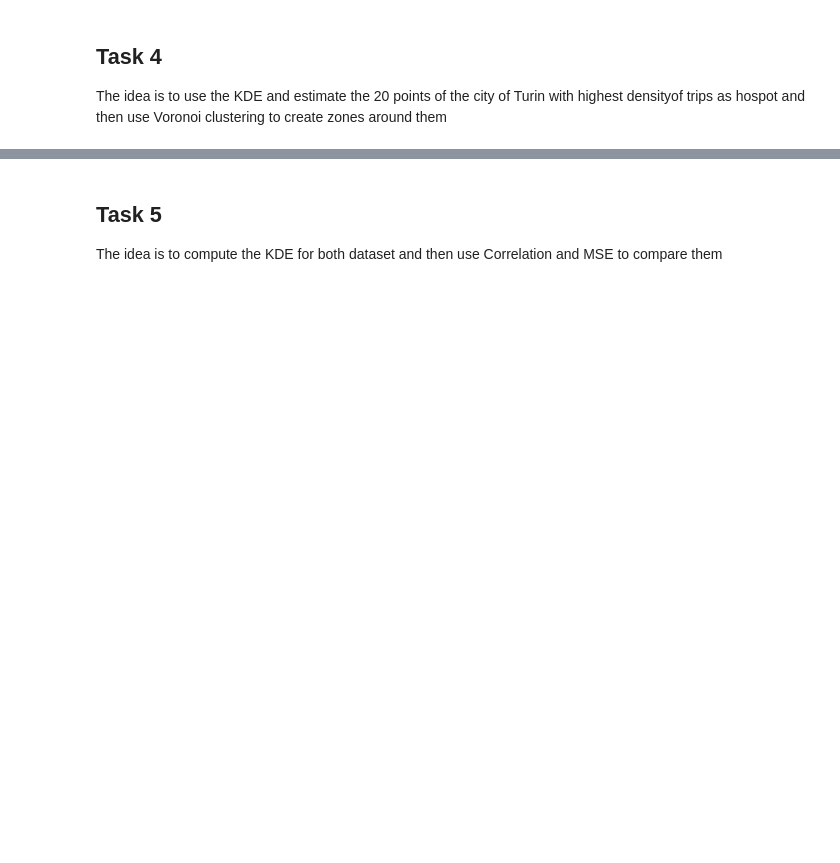
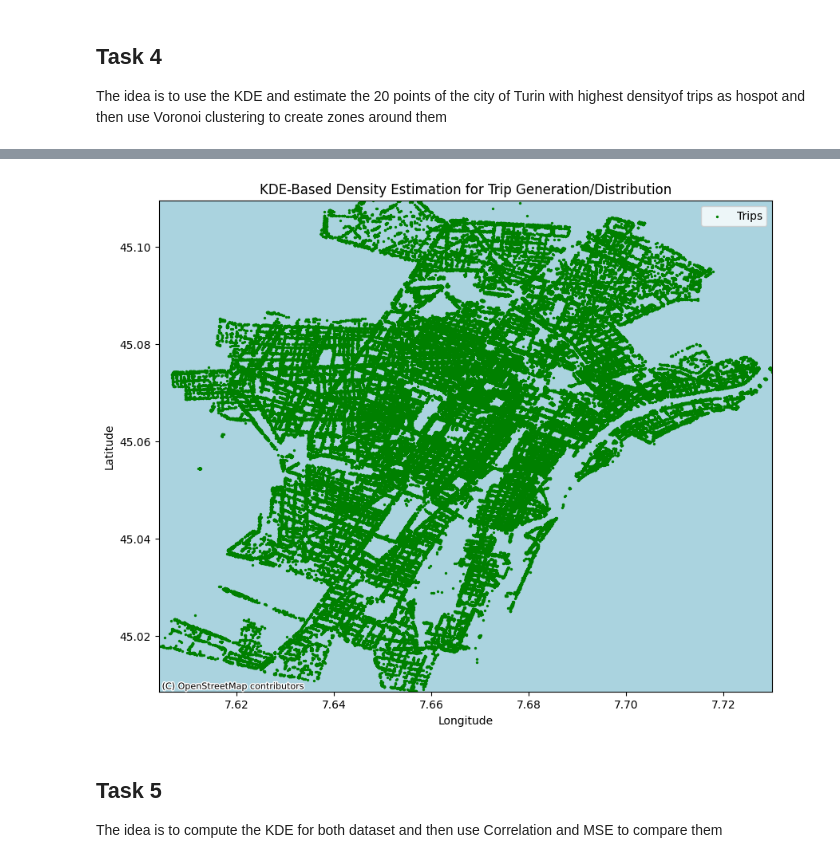
Before and after one commit to Mattiane/ICTforSmartMobilty_project, a Jupyter notebook: Lab2/ICT4SM_lab2-main/lab2.ipynb, the cells around one changed output, grey strips where cells are left out. Saved outputs shown, nothing was run; the diff lists cells and outputs as text; code cells hidden in the pictures; blank space fills up the shorter version.

```diff
--- a/Lab2/ICT4SM_lab2-main/lab2.ipynb
+++ b/Lab2/ICT4SM_lab2-main/lab2.ipynb
@@ -1055,20 +949,33 @@ plt.show()
 # %%
-### Kernel Density Estimation (KDE) Visualization ###
-# Define grid for KDE
+
+# Implement Kernel Density Estimation (KDE) for Continuous Density Estimation
+# Extract coordinates for all trips
+trip_coords = np.array([[point.x, point.y] for point in trips_gdf.geometry])
+
+# Perform KDE
+kde = gaussian_kde(trip_coords.T, bw_method=0.1)
+
+# Define grid for KDE evaluation
 x_min, y_min, x_max, y_max = trips_gdf.total_bounds
 x, y = np.mgrid[x_min:x_max:100j, y_min:y_max:100j]
 positions = np.vstack([x.ravel(), y.ravel()])
 density = kde(positions).reshape(x.shape)
 
-# Visualize KDE Heatmap
+# Visualize KDE Density Map
 fig, ax = plt.subplots(figsize=(10, 8))
 ax.imshow(np.rot90(density), extent=[x_min, x_max, y_min, y_max], cmap="coolwarm", alpha=0.8)
 ax.scatter(trip_coords[:, 0], trip_coords[:, 1], color="green", s=2, label="Trips")
 ax.set_title("KDE-Based Density Estimation for Trip Generation/Distribution")
+ctx.add_basemap(ax, source=ctx.providers.OpenStreetMap.Mapnik)
 ax.set_xlabel("Longitude")
 ax.set_ylabel("Latitude")
 plt.legend()
 plt.show()
+
+# Saving key insights from Voronoi and KDE
+#import ace_tools as tools; tools.display_dataframe_to_user(name="Key Locations and Voronoi Insights", dataframe=key_locations)
+# %% [output]
+[figure, added]
 # %% [markdown]
 ## Task 5
 The idea is to compute the KDE for both dataset and then use Correlation and MSE to compare them
```
Also changed, not shown: parts of 27 cells of this notebook.
